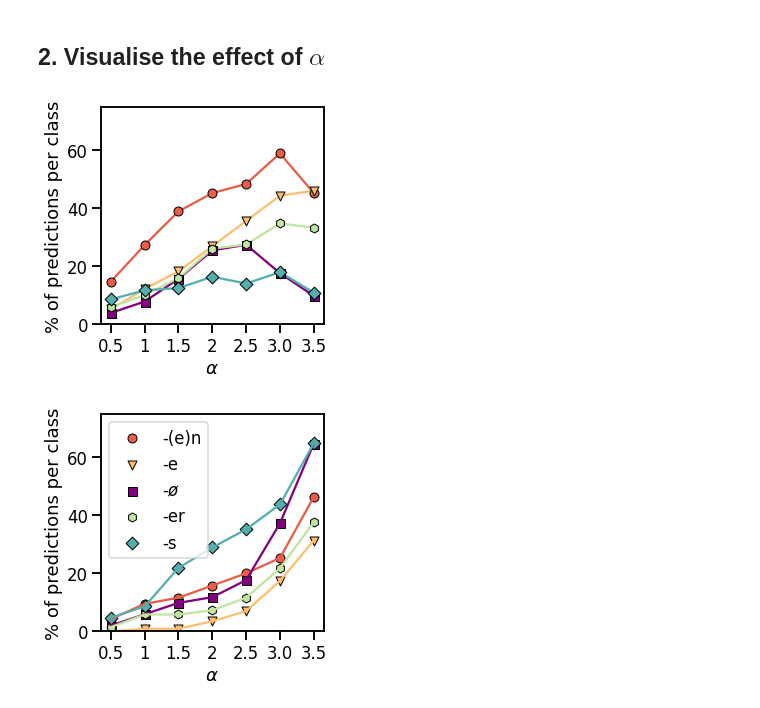
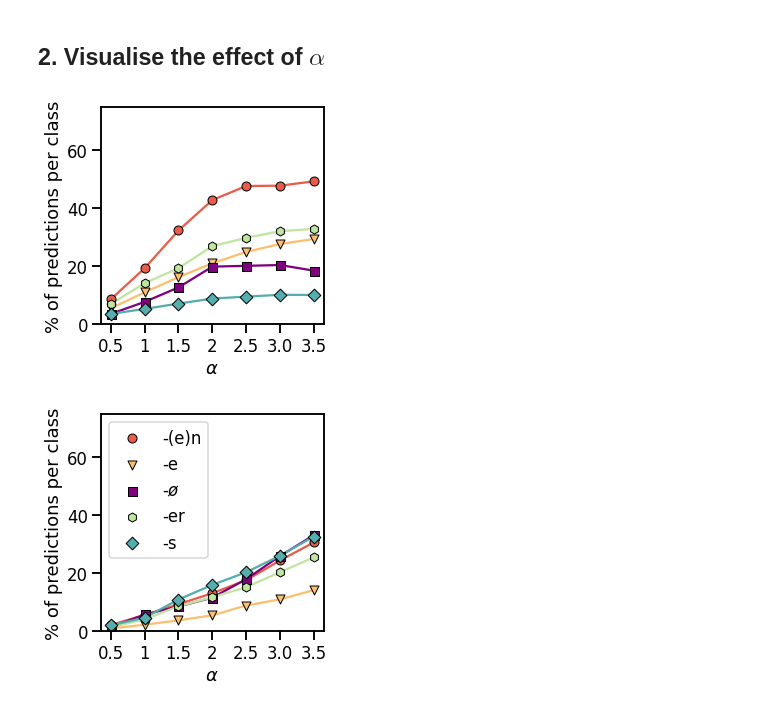
Before and after one commit to i-machine-think/morphology_and_generalisation, a Jupyter notebook: interventions/visualise_interventions.ipynb, the cells around one changed output. Cells and saved outputs as stored; diff of their text form; code cells hidden in the pictures.

```diff
--- a/interventions/visualise_interventions.ipynb
+++ b/interventions/visualise_interventions.ipynb
@@ -104,10 +104,10 @@ for lr in lrs:
     after_invention = []
     targets = Counter()
     for model_seed in [1, 2, 3, 4, 5]:
-        for dc_seed in [1]:
+        for dc_seed in [1, 2]:
             filename = f"trace/trace_epoch=5_lr={lr}" + \
                            f"_model-seed={model_seed}_dc-seed={dc_seed}_dc" + \
-                           f"-lr=0.00025_exclude-incorrect=True_random-dc=False.txt"
+                           f"-lr=0.00025_exclude-incorrect=False_random-dc=False.txt"
             with open(filename, encoding="utf-8") as f:
                 for line in f:
                     if "- source" in line:
@@ -148,29 +148,29 @@ plt.ylim(0, 75)
 plt.savefig("figures/learning_rates.pdf", bbox_inches="tight")
 plt.show()
 # %% [output]
-[figure, old version]
+[figure, new version]
 # %%
 fig = plt.figure(figsize=(4, 4))
 colours = sns.color_palette("Spectral", 5)
 colours[2] = "purple"
-sns.lineplot(x=lrs, y=nonsense[0], color=colours[0])
-sns.lineplot(x=lrs, y=nonsense[1], color=colours[1])
-sns.lineplot(x=lrs, y=nonsense[2], color=colours[2])
-sns.lineplot(x=lrs, y=nonsense[3], color=colours[3])
-ax = sns.lineplot(x=lrs, y=nonsense[4], color=colours[4])
+sns.lineplot(x=lrs, y=nonsense[0], color=colours[0], zorder=-1)
+sns.lineplot(x=lrs, y=nonsense[1], color=colours[1], zorder=-1)
+sns.lineplot(x=lrs, y=nonsense[2], color=colours[2], zorder=-1)
+sns.lineplot(x=lrs, y=nonsense[3], color=colours[3], zorder=-1)
+ax = sns.lineplot(x=lrs, y=nonsense[4], color=colours[4], zorder=-1)
 sns.scatterplot(x=lrs, y=nonsense[0], color=colours[0], label="-(e)n",linewidth=1, edgecolor='black',  marker=markers[0])
 sns.scatterplot(x=lrs, y=nonsense[1], color=colours[1], label="-e", linewidth=1, edgecolor='black', marker=markers[1])
 sns.scatterplot(x=lrs, y=nonsense[2], color=colours[2], label=r"-$\o$", linewidth=1, edgecolor='black', marker=markers[2])
 sns.scatterplot(x=lrs, y=nonsense[3], color=colours[3], label="-er", linewidth=1, edgecolor='black', marker=markers[3])
 ax = sns.scatterplot(x=lrs, y=nonsense[4], color=colours[4], label="-s", linewidth=1, edgecolor='black', marker=markers[4])
 
 lrs = [.5, 1, 1.5, 2, 2.5, 3.0, 3.5]
 ax.set_xticks(lrs)
 ax.set_xticklabels(lrs)
 plt.ylabel("% of predictions per class")
 plt.xlabel(r"$\alpha$")
 plt.ylim(0, 75)
 plt.savefig("figures/learning_rates_nonsense.pdf", bbox_inches="tight")
 plt.show()
 # %% [output]
-[figure, old version]
+[figure, new version]
```
Also changed, not shown: parts of 2 cells of this notebook.
